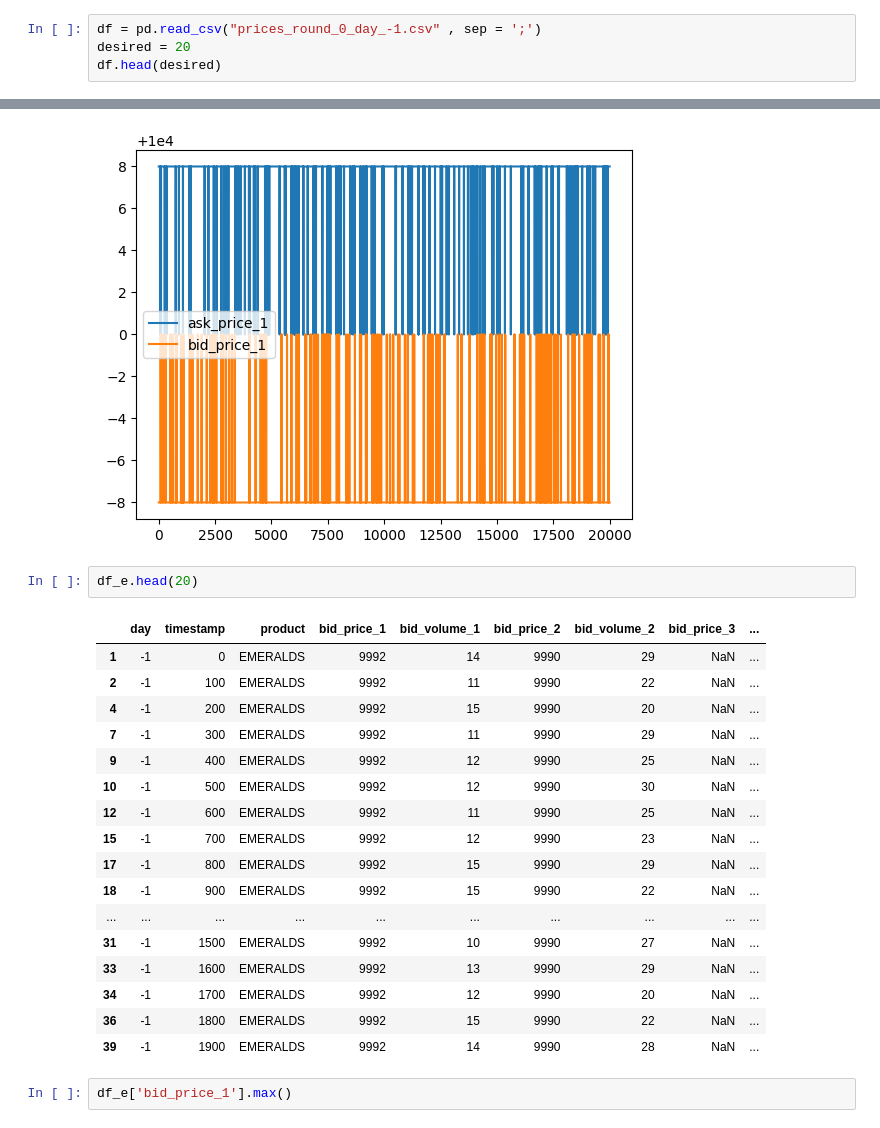
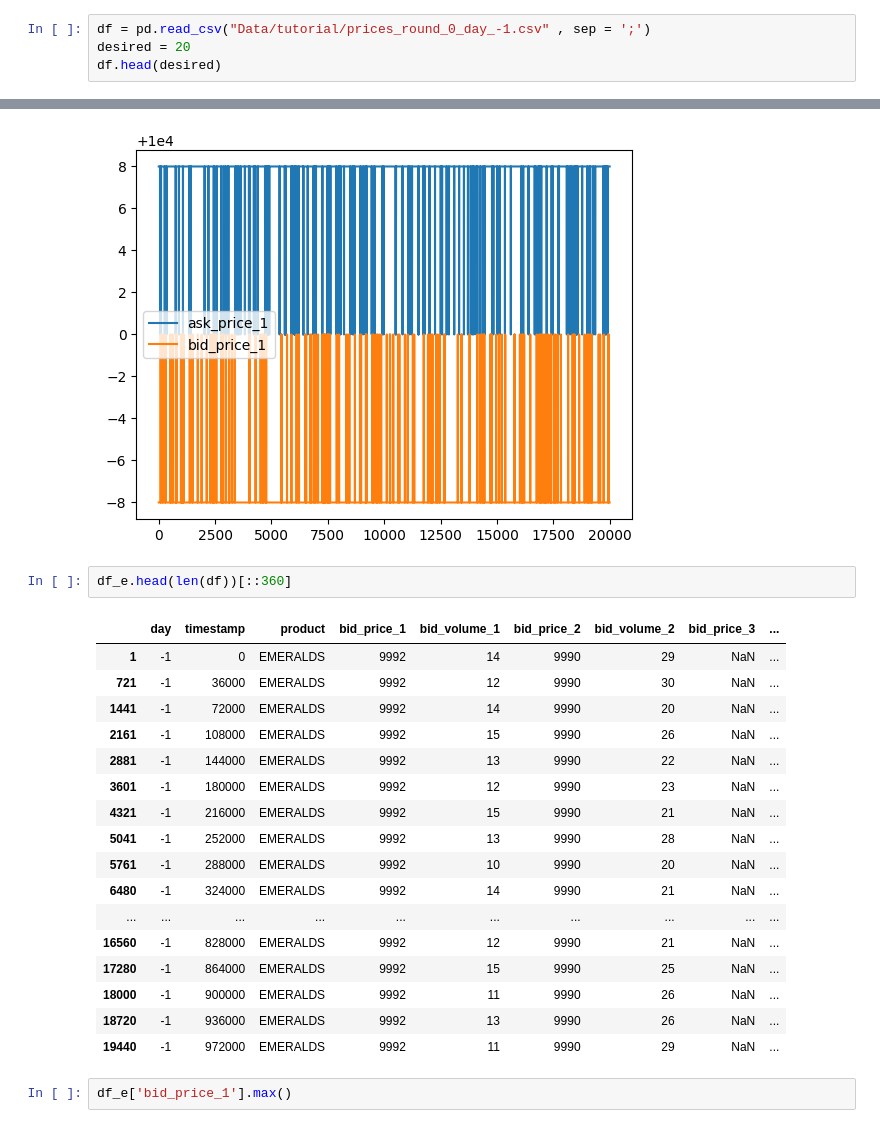
Before and after one commit to AlexnBray/imc_prosperity_tutorial, a Jupyter notebook: explore.ipynb, the cells around one changed output, grey strips where cells are left out. Cells and saved outputs as stored; diff of their text form.

```diff
--- a/explore.ipynb
+++ b/explore.ipynb
@@ -23,7 +25,7 @@ df.head(desired)
 | 18 | -2 | 900 | TOMATOES | 4994 | 5 | 4993 | 24 | NaN | ... |
 | 19 | -2 | 900 | EMERALDS | 9992 | 13 | 9990 | 30 | NaN | ... |
 # %%
-df = pd.read_csv("prices_round_0_day_-1.csv" , sep = ';')
+df = pd.read_csv("Data/tutorial/prices_round_0_day_-1.csv" , sep = ';')
 desired = 20
 df.head(desired)
 # %% [output]
@@ -62,25 +64,25 @@ plt.show()
 # %% [output]
 [figure]
 # %%
-df_e.head(20)
+df_e.head(len(df))[::360]
 # %% [output]
 |  | day | timestamp | product | bid_price_1 | bid_volume_1 | bid_price_2 | bid_volume_2 | bid_price_3 | ... |
 | 1 | -1 | 0 | EMERALDS | 9992 | 14 | 9990 | 29 | NaN | ... |
-| 2 | -1 | 100 | EMERALDS | 9992 | 11 | 9990 | 22 | NaN | ... |
-| 4 | -1 | 200 | EMERALDS | 9992 | 15 | 9990 | 20 | NaN | ... |
-| 7 | -1 | 300 | EMERALDS | 9992 | 11 | 9990 | 29 | NaN | ... |
-| 9 | -1 | 400 | EMERALDS | 9992 | 12 | 9990 | 25 | NaN | ... |
-| 10 | -1 | 500 | EMERALDS | 9992 | 12 | 9990 | 30 | NaN | ... |
-| 12 | -1 | 600 | EMERALDS | 9992 | 11 | 9990 | 25 | NaN | ... |
-| 15 | -1 | 700 | EMERALDS | 9992 | 12 | 9990 | 23 | NaN | ... |
-| 17 | -1 | 800 | EMERALDS | 9992 | 15 | 9990 | 29 | NaN | ... |
-| 18 | -1 | 900 | EMERALDS | 9992 | 15 | 9990 | 22 | NaN | ... |
+| 721 | -1 | 36000 | EMERALDS | 9992 | 12 | 9990 | 30 | NaN | ... |
+| 1441 | -1 | 72000 | EMERALDS | 9992 | 14 | 9990 | 20 | NaN | ... |
+| 2161 | -1 | 108000 | EMERALDS | 9992 | 15 | 9990 | 26 | NaN | ... |
+| 2881 | -1 | 144000 | EMERALDS | 9992 | 13 | 9990 | 22 | NaN | ... |
+| 3601 | -1 | 180000 | EMERALDS | 9992 | 12 | 9990 | 23 | NaN | ... |
+| 4321 | -1 | 216000 | EMERALDS | 9992 | 15 | 9990 | 21 | NaN | ... |
+| 5041 | -1 | 252000 | EMERALDS | 9992 | 13 | 9990 | 28 | NaN | ... |
+| 5761 | -1 | 288000 | EMERALDS | 9992 | 10 | 9990 | 20 | NaN | ... |
+| 6480 | -1 | 324000 | EMERALDS | 9992 | 14 | 9990 | 21 | NaN | ... |
 | ... | ... | ... | ... | ... | ... | ... | ... | ... | ... |
-| 31 | -1 | 1500 | EMERALDS | 9992 | 10 | 9990 | 27 | NaN | ... |
-| 33 | -1 | 1600 | EMERALDS | 9992 | 13 | 9990 | 29 | NaN | ... |
-| 34 | -1 | 1700 | EMERALDS | 9992 | 12 | 9990 | 20 | NaN | ... |
-| 36 | -1 | 1800 | EMERALDS | 9992 | 15 | 9990 | 22 | NaN | ... |
-| 39 | -1 | 1900 | EMERALDS | 9992 | 14 | 9990 | 28 | NaN | ... |
+| 16560 | -1 | 828000 | EMERALDS | 9992 | 12 | 9990 | 21 | NaN | ... |
+| 17280 | -1 | 864000 | EMERALDS | 9992 | 15 | 9990 | 25 | NaN | ... |
+| 18000 | -1 | 900000 | EMERALDS | 9992 | 11 | 9990 | 26 | NaN | ... |
+| 18720 | -1 | 936000 | EMERALDS | 9992 | 13 | 9990 | 26 | NaN | ... |
+| 19440 | -1 | 972000 | EMERALDS | 9992 | 11 | 9990 | 29 | NaN | ... |
 # %%
 df_e['bid_price_1'].max()
 # %% [output]
```
Also changed, not shown: parts of 6 cells of this notebook, 3 other files.
